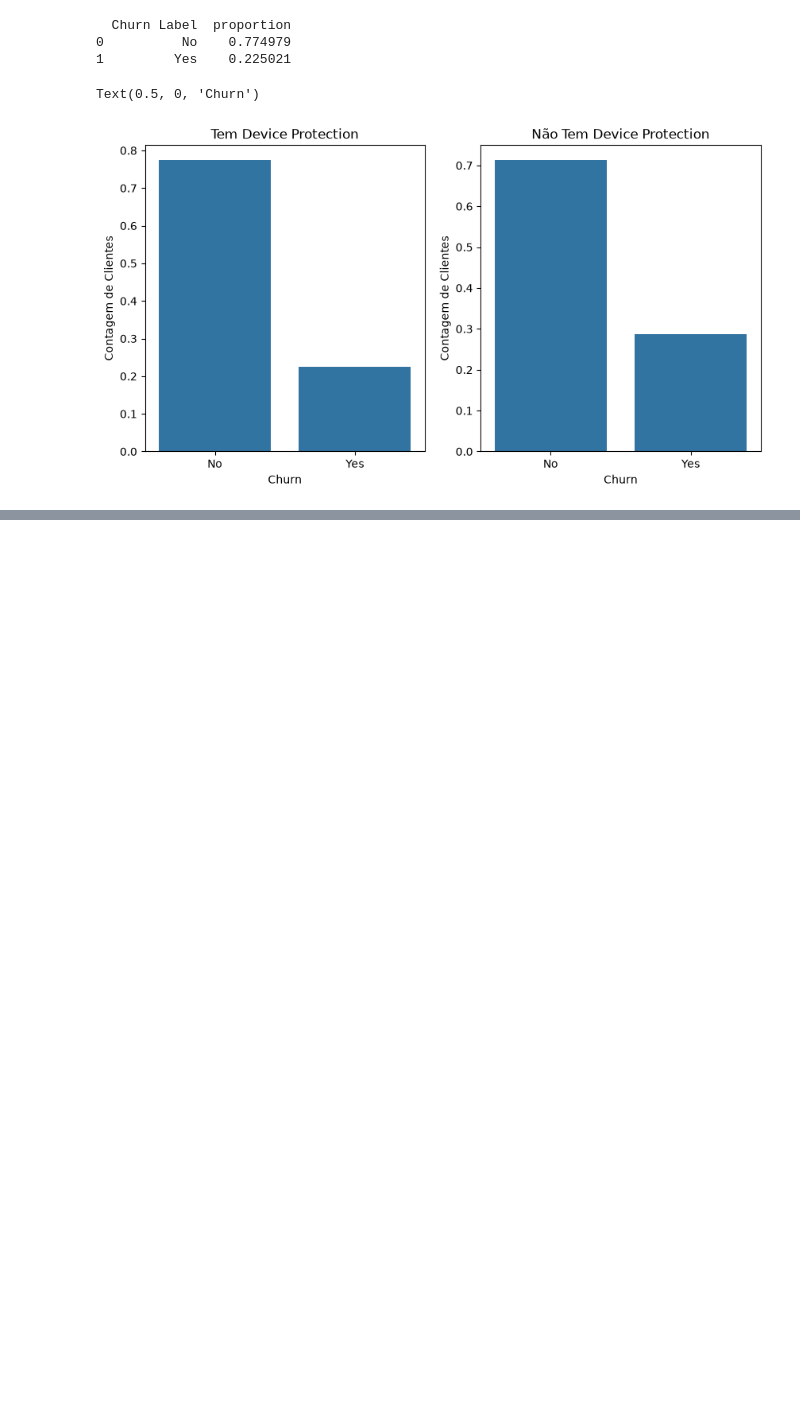
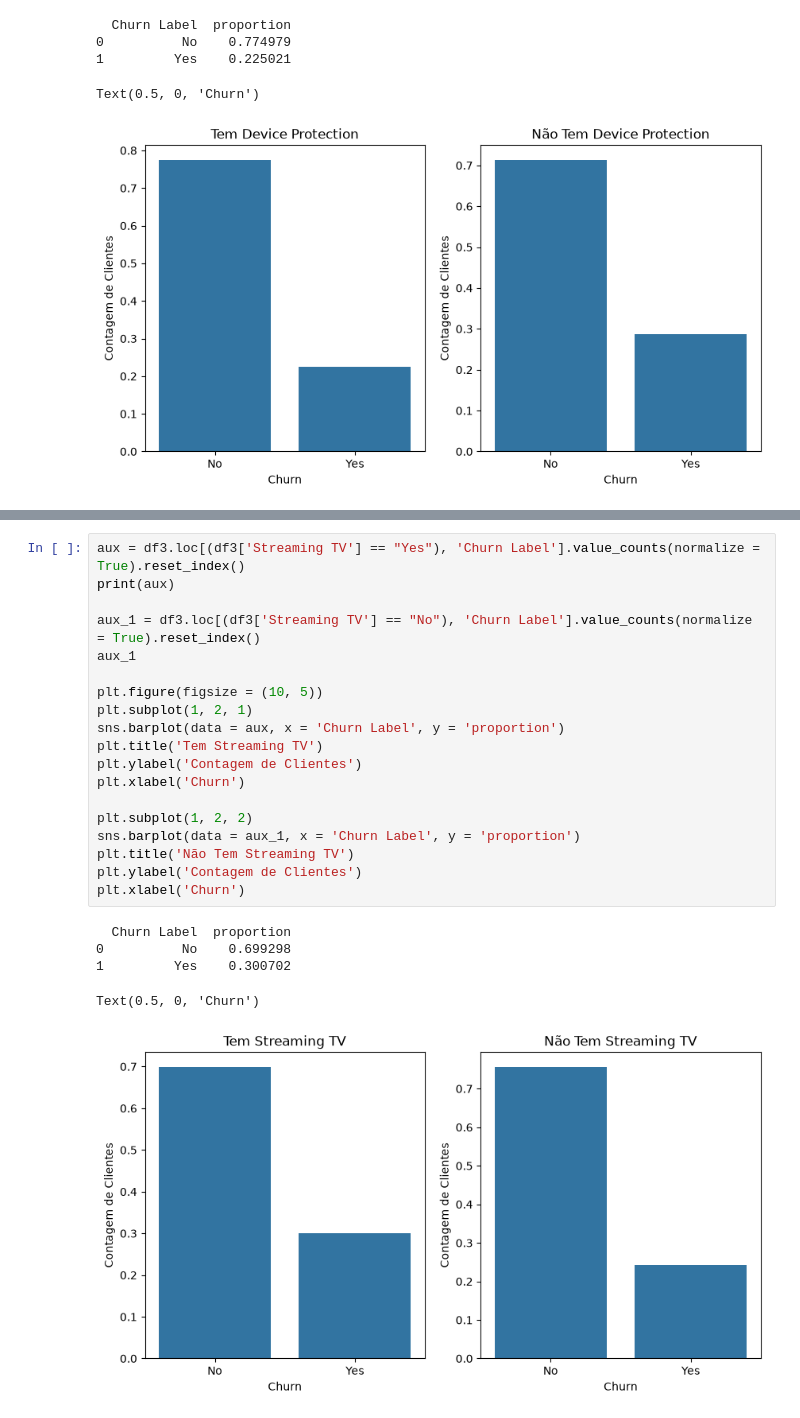
Before and after one commit to lucasffreitasds/churn_IBM, a Jupyter notebook: projeto_churn_IBM.ipynb, the cells around one changed output, grey strips where cells are left out. Cells and saved outputs as stored; diff of their text form; blank space fills up the shorter version.

```diff
--- a/projeto_churn_IBM.ipynb
+++ b/projeto_churn_IBM.ipynb
@@ -743,0 +748,25 @@ Text(0.5, 0, 'Churn')
+# %%
+aux = df3.loc[(df3['Streaming TV'] == "Yes"), 'Churn Label'].value_counts(normalize = True).reset_index()
+print(aux)
+
+aux_1 = df3.loc[(df3['Streaming TV'] == "No"), 'Churn Label'].value_counts(normalize = True).reset_index()
+aux_1
+
+plt.figure(figsize = (10, 5))
+plt.subplot(1, 2, 1)
+sns.barplot(data = aux, x = 'Churn Label', y = 'proportion')
+plt.title('Tem Streaming TV')
+plt.ylabel('Contagem de Clientes')
+plt.xlabel('Churn')
+
+plt.subplot(1, 2, 2)
+sns.barplot(data = aux_1, x = 'Churn Label', y = 'proportion')
+plt.title('Não Tem Streaming TV')
+plt.ylabel('Contagem de Clientes')
+plt.xlabel('Churn')
+# %% [output]
+  Churn Label  proportion
+0          No    0.699298
+1         Yes    0.300702
+Text(0.5, 0, 'Churn')
+[figure, added]
```
Also changed, not shown: parts of 23 cells of this notebook.
